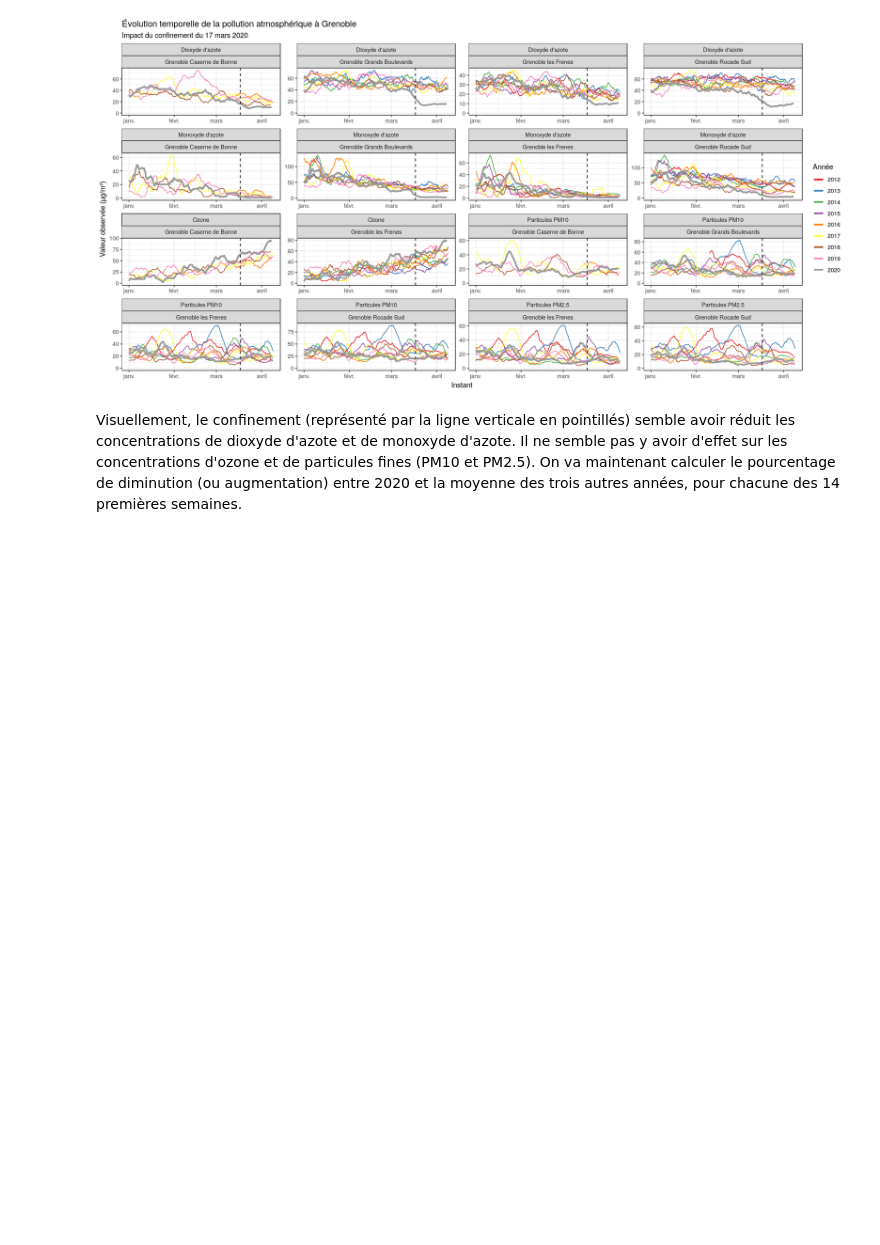
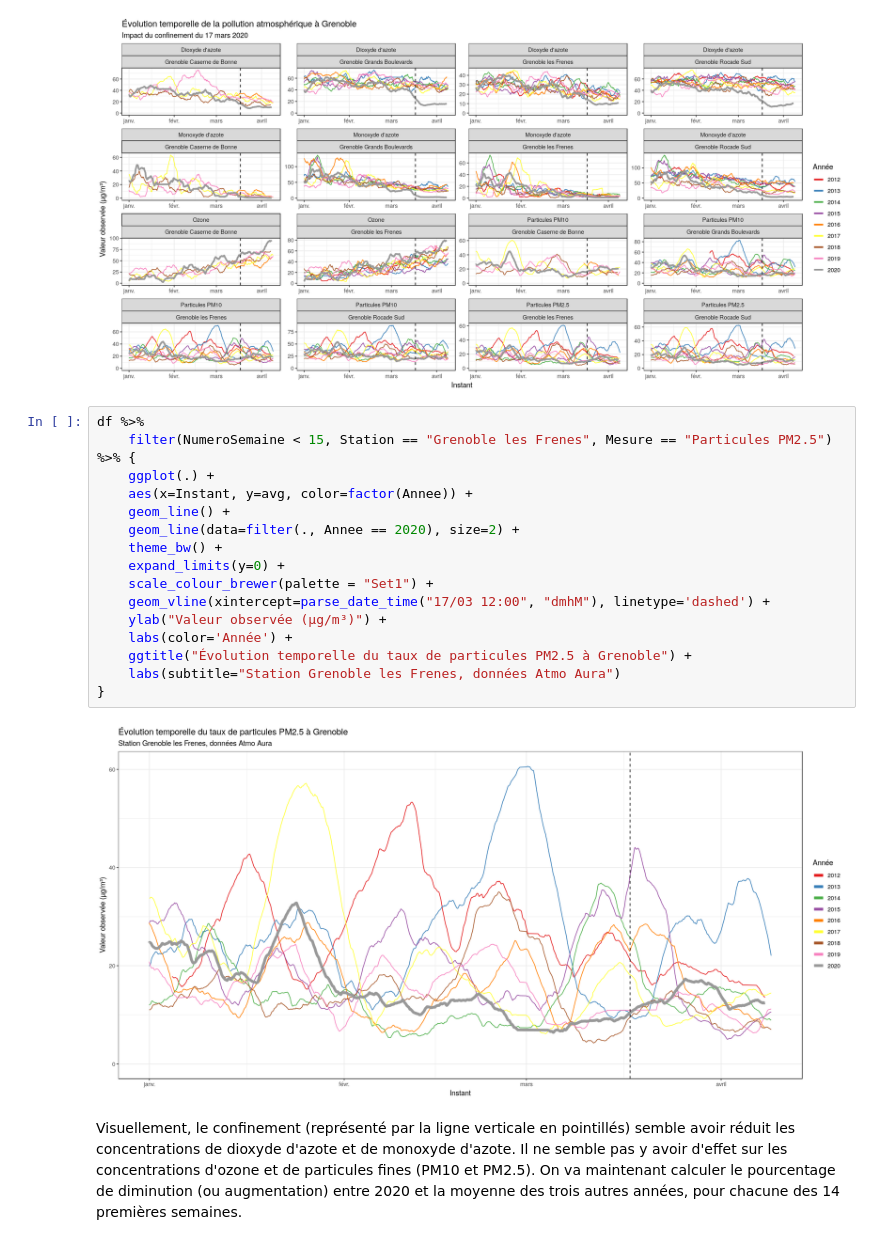
Before and after one commit to Ezibenroc/air_quality, a Jupyter notebook: air_quality.ipynb, the cells around one changed output. Drawn from its saved outputs; the diff is of its cells as text; blank space fills up the shorter version.

Commit message:
Add a plot on PM2.5 & PM10

```diff
--- a/air_quality.ipynb
+++ b/air_quality.ipynb
@@ -258,6 +258,24 @@ df %>%
 }
 # %% [output]
 [figure]
+# %%
+df %>%
+    filter(NumeroSemaine < 15, Station == "Grenoble les Frenes", Mesure == "Particules PM2.5") %>% {
+    ggplot(.) +
+    aes(x=Instant, y=avg, color=factor(Annee)) +
+    geom_line() +
+    geom_line(data=filter(., Annee == 2020), size=2) +
+    theme_bw() +
+    expand_limits(y=0) +
+    scale_colour_brewer(palette = "Set1") +
+    geom_vline(xintercept=parse_date_time("17/03 12:00", "dmhM"), linetype='dashed') +
+    ylab("Valeur observée (µg/m³)") +
+    labs(color='Année') +
+    ggtitle("Évolution temporelle du taux de particules PM2.5 à Grenoble") +
+    labs(subtitle="Station Grenoble les Frenes, données Atmo Aura")
+}
+# %% [output]
+[figure, added]
 # %% [markdown]
 Visuellement, le confinement (représenté par la ligne verticale en pointillés) semble avoir réduit les concentrations de dioxyde d'azote et de monoxyde d'azote. Il ne semble pas y avoir d'effet sur les concentrations d'ozone et de particules fines (PM10 et PM2.5). On va maintenant calculer le pourcentage de diminution (ou augmentation) entre 2020 et la moyenne des trois autres années, pour chacune des 14 premières semaines.
 # %%
```
Also changed, not shown: parts of 2 cells of this notebook.
